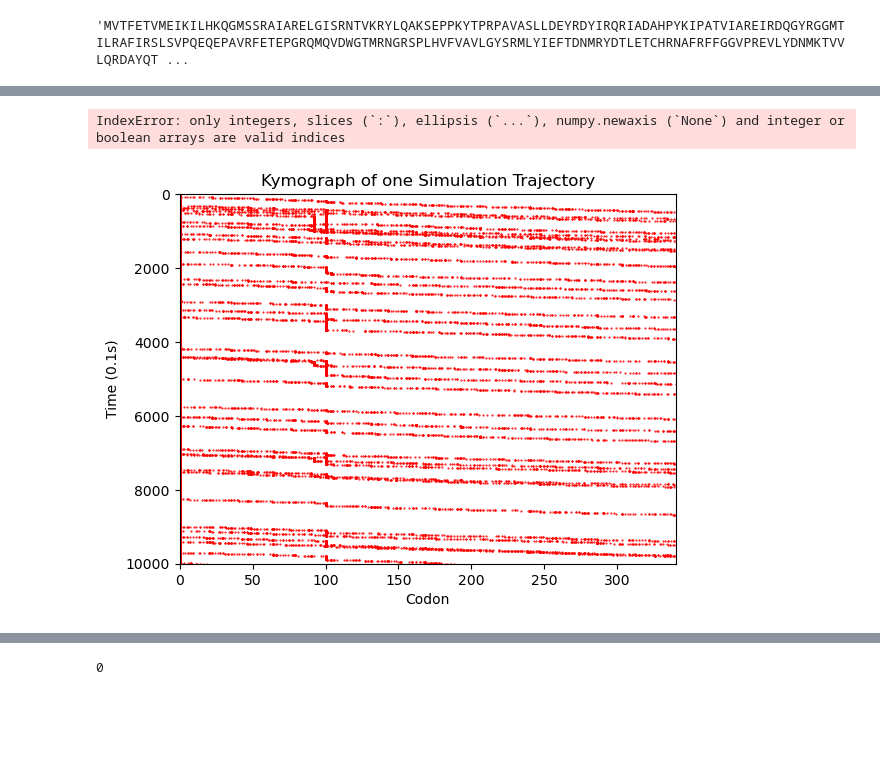
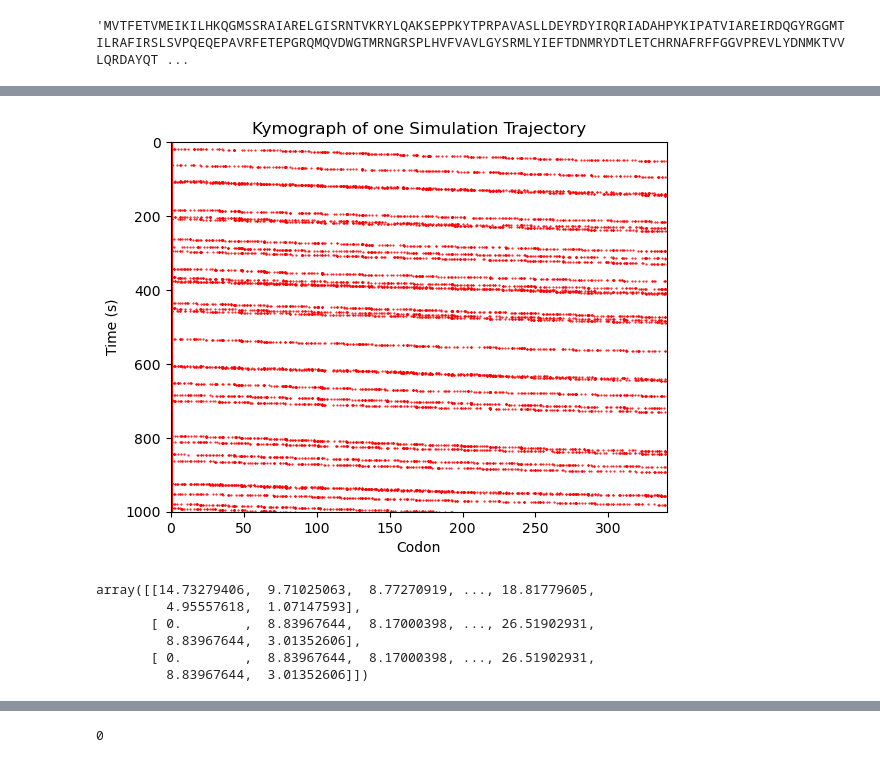
Before and after one commit to MunskyGroup/rSNAPsim, a Jupyter notebook: rsnapsim/interactive_notebooks/Example_Usage.ipynb, the cells around one changed output, grey strips where cells are left out. Cells and saved outputs as stored; diff of their text form; code cells hidden in the pictures; blank space fills up the shorter version.

```diff
--- a/rsnapsim/interactive_notebooks/Example_Usage.ipynb
+++ b/rsnapsim/interactive_notebooks/Example_Usage.ipynb
@@ -129,13 +139,15 @@ soln.lattice_arr.shape # ribosomal movement array N_traj x time x max_ribosomes
 # %%
-fig,ax = plt.subplots(1,1)
-c = ax.plot(soln.ribosome_array[0][:,:,6] ,'r.',markersize=1)
-newx = [x.get_xdata() for x in c]
-newy =  [x.get_ydata() for x in c]
-[c[x].set_xdata(newy[x]) for x in range(len(c))]
-[c[x].set_ydata(newx[x]) for x in range(len(c))]
-ax.set_title('Kymograph of one Simulation Trajectory')
-ax.set_xlabel('Codon')
-ax.set_ylabel('Time (0.1s)')
-ax.set_xlim([0,max(newy[0])])
-ax.set_ylim([0,max(newx[0])])
-ax.invert_yaxis()
+# Function to plot a kymograph
+def plot_kymograph(ribosome_array):
+    fig,ax = plt.subplots(1,1)
+    c = ax.plot(t, ribosome_array[:,:,3] ,'r.',markersize=1)
+    newx = [x.get_xdata() for x in c]
+    newy =  [x.get_ydata() for x in c]
+    [c[x].set_xdata(newy[x]) for x in range(len(c))]
+    [c[x].set_ydata(newx[x]) for x in range(len(c))]
+    ax.set_title('Kymograph of one Simulation Trajectory')
+    ax.set_xlabel('Codon')
+    ax.set_ylabel('Time (s)')
+    ax.set_xlim([0,max(newy[0])])
+    ax.set_ylim([0,max(newx[0])])
+    ax.invert_yaxis()
@@ -144,28 +154,15 @@ ax.invert_yaxis()
-# %%
-#currently you can pass a CDS directly, or a list of stepping rates to the model solver, this is ambigious and needs to change!!
-# Manually induce a pause!
-
-stepping_rate_list = largest_CDS.kelong
-stepping_rate_list[100] = .1
-t = np.linspace(0,1000,10001)
-
-k_initiation = .03
-k_termination = 10
-soln = rsnp.solver.solve_ssa(stepping_rate_list, t, probe_list = [[1,5,10]], ki = k_initiation, kt=k_termination)
-# %% [output]
-IndexError: only integers, slices (`:`), ellipsis (`...`), numpy.newaxis (`None`) and integer or boolean arrays are valid indices
-# %%
-fig,ax = plt.subplots(1,1)
-c = ax.plot(soln.ribosome_array[0][:,:,6] ,'r.',markersize=1)
-newx = [x.get_xdata() for x in c]
-newy =  [x.get_ydata() for x in c]
-[c[x].set_xdata(newy[x]) for x in range(len(c))]
-[c[x].set_ydata(newx[x]) for x in range(len(c))]
-ax.set_title('Kymograph of one Simulation Trajectory')
-ax.set_xlabel('Codon')
-ax.set_ylabel('Time (0.1s)')
-ax.set_xlim([0,max(newy[0])])
-ax.set_ylim([0,max(newx[0])])
-ax.invert_yaxis()
-# %% [output]
-[figure, removed]
+# %%
+# Lets plot the motion of the ribosome
+plot_kymograph(soln.ribosome_array[0])
+# %% [output]
+[figure, added]
+# %%
+# Where do the default rates come from? Can we change them?
+largest_CDS.kelong_mat
+# %% [output]
+array([[14.73279406,  9.71025063,  8.77270919, ..., 18.81779605,
+         4.95557618,  1.07147593],
+       [ 0.        ,  8.83967644,  8.17000398, ..., 26.51902931,
+         8.83967644,  3.01352606],
+       [ 0.        ,  8.83967644,  8.17000398, ..., 26.51902931,
+         8.83967644,  3.01352606]])
```
Also changed, not shown: parts of 33 cells of this notebook, 4 other files.
